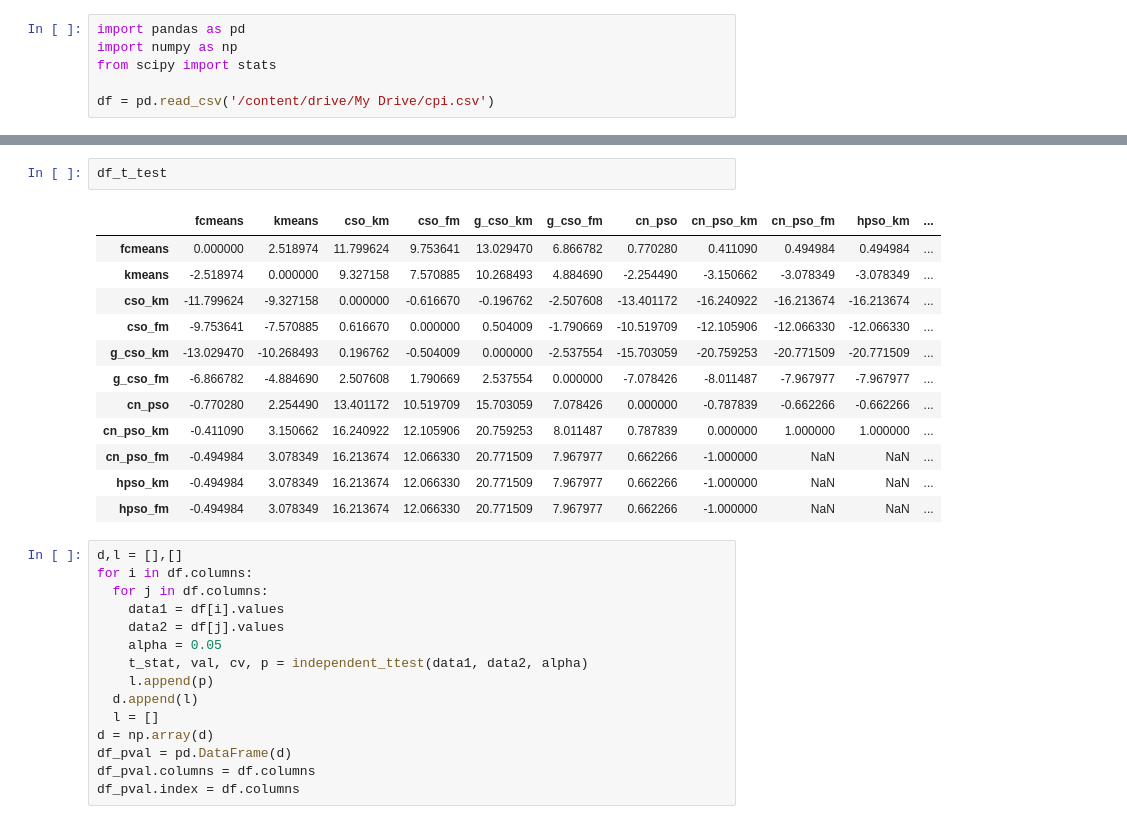
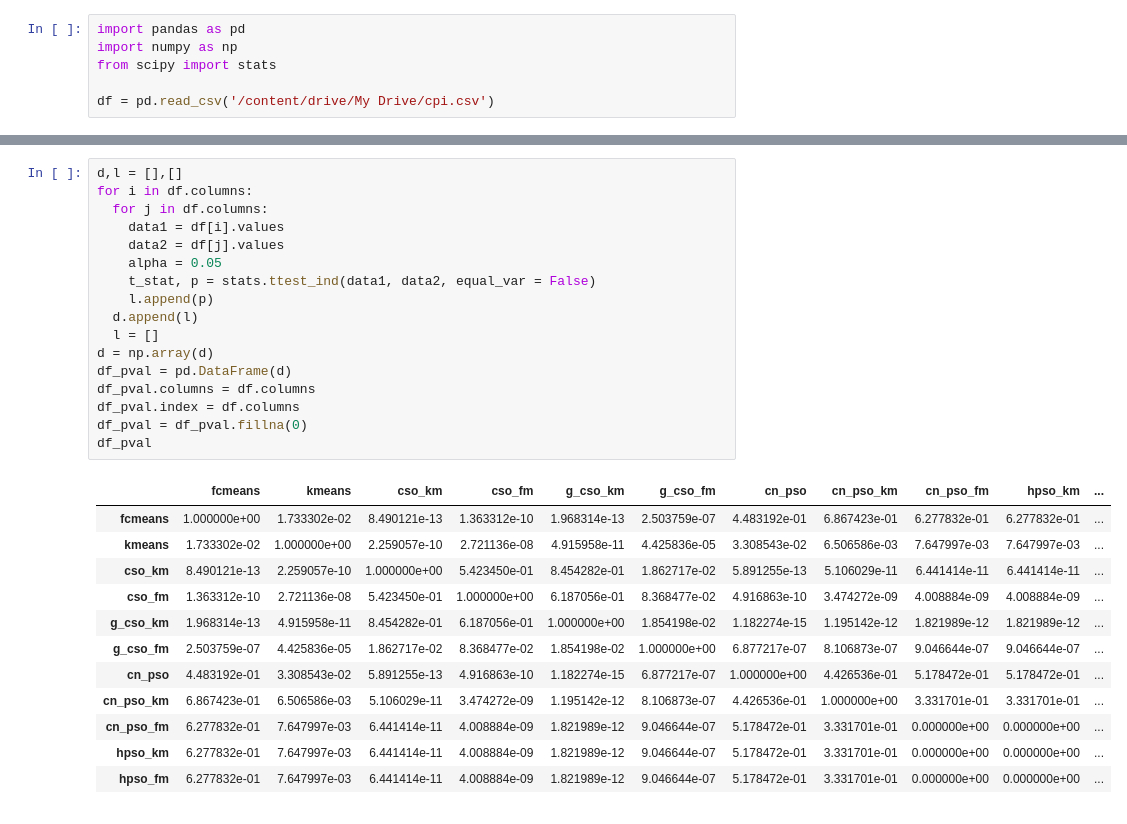
Before and after one commit to pranshurastogi29/clustering-the-palsy, a Jupyter notebook: stat_test.ipynb, the cells around one changed output, grey strips where cells are left out. Saved outputs shown, nothing was run; the diff lists cells and outputs as text.

```diff
--- a/stat_test.ipynb
+++ b/stat_test.ipynb
@@ -85,30 +94,30 @@ df_t_test.index = df.columns
-# %%
-df_t_test
-# %% [output]
-|  | fcmeans | kmeans | cso_km | cso_fm | g_cso_km | g_cso_fm | cn_pso | cn_pso_km | cn_pso_fm | hpso_km | ... |
-| fcmeans | 0.000000 | 2.518974 | 11.799624 | 9.753641 | 13.029470 | 6.866782 | 0.770280 | 0.411090 | 0.494984 | 0.494984 | ... |
-| kmeans | -2.518974 | 0.000000 | 9.327158 | 7.570885 | 10.268493 | 4.884690 | -2.254490 | -3.150662 | -3.078349 | -3.078349 | ... |
-| cso_km | -11.799624 | -9.327158 | 0.000000 | -0.616670 | -0.196762 | -2.507608 | -13.401172 | -16.240922 | -16.213674 | -16.213674 | ... |
-| cso_fm | -9.753641 | -7.570885 | 0.616670 | 0.000000 | 0.504009 | -1.790669 | -10.519709 | -12.105906 | -12.066330 | -12.066330 | ... |
-| g_cso_km | -13.029470 | -10.268493 | 0.196762 | -0.504009 | 0.000000 | -2.537554 | -15.703059 | -20.759253 | -20.771509 | -20.771509 | ... |
-| g_cso_fm | -6.866782 | -4.884690 | 2.507608 | 1.790669 | 2.537554 | 0.000000 | -7.078426 | -8.011487 | -7.967977 | -7.967977 | ... |
-| cn_pso | -0.770280 | 2.254490 | 13.401172 | 10.519709 | 15.703059 | 7.078426 | 0.000000 | -0.787839 | -0.662266 | -0.662266 | ... |
-| cn_pso_km | -0.411090 | 3.150662 | 16.240922 | 12.105906 | 20.759253 | 8.011487 | 0.787839 | 0.000000 | 1.000000 | 1.000000 | ... |
-| cn_pso_fm | -0.494984 | 3.078349 | 16.213674 | 12.066330 | 20.771509 | 7.967977 | 0.662266 | -1.000000 | NaN | NaN | ... |
-| hpso_km | -0.494984 | 3.078349 | 16.213674 | 12.066330 | 20.771509 | 7.967977 | 0.662266 | -1.000000 | NaN | NaN | ... |
-| hpso_fm | -0.494984 | 3.078349 | 16.213674 | 12.066330 | 20.771509 | 7.967977 | 0.662266 | -1.000000 | NaN | NaN | ... |
 # %%
 d,l = [],[]
 for i in df.columns:
   for j in df.columns:
     data1 = df[i].values
     data2 = df[j].values
     alpha = 0.05
-    t_stat, val, cv, p = independent_ttest(data1, data2, alpha)
+    t_stat, p = stats.ttest_ind(data1, data2, equal_var = False)
     l.append(p)
   d.append(l)
   l = []
 d = np.array(d)
 df_pval = pd.DataFrame(d)
 df_pval.columns = df.columns
 df_pval.index = df.columns
+df_pval = df_pval.fillna(0)
+df_pval
+# %% [output]
+|  | fcmeans | kmeans | cso_km | cso_fm | g_cso_km | g_cso_fm | cn_pso | cn_pso_km | cn_pso_fm | hpso_km | ... |
+| fcmeans | 1.000000e+00 | 1.733302e-02 | 8.490121e-13 | 1.363312e-10 | 1.968314e-13 | 2.503759e-07 | 4.483192e-01 | 6.867423e-01 | 6.277832e-01 | 6.277832e-01 | ... |
+| kmeans | 1.733302e-02 | 1.000000e+00 | 2.259057e-10 | 2.721136e-08 | 4.915958e-11 | 4.425836e-05 | 3.308543e-02 | 6.506586e-03 | 7.647997e-03 | 7.647997e-03 | ... |
+| cso_km | 8.490121e-13 | 2.259057e-10 | 1.000000e+00 | 5.423450e-01 | 8.454282e-01 | 1.862717e-02 | 5.891255e-13 | 5.106029e-11 | 6.441414e-11 | 6.441414e-11 | ... |
+| cso_fm | 1.363312e-10 | 2.721136e-08 | 5.423450e-01 | 1.000000e+00 | 6.187056e-01 | 8.368477e-02 | 4.916863e-10 | 3.474272e-09 | 4.008884e-09 | 4.008884e-09 | ... |
+| g_cso_km | 1.968314e-13 | 4.915958e-11 | 8.454282e-01 | 6.187056e-01 | 1.000000e+00 | 1.854198e-02 | 1.182274e-15 | 1.195142e-12 | 1.821989e-12 | 1.821989e-12 | ... |
+| g_cso_fm | 2.503759e-07 | 4.425836e-05 | 1.862717e-02 | 8.368477e-02 | 1.854198e-02 | 1.000000e+00 | 6.877217e-07 | 8.106873e-07 | 9.046644e-07 | 9.046644e-07 | ... |
+| cn_pso | 4.483192e-01 | 3.308543e-02 | 5.891255e-13 | 4.916863e-10 | 1.182274e-15 | 6.877217e-07 | 1.000000e+00 | 4.426536e-01 | 5.178472e-01 | 5.178472e-01 | ... |
+| cn_pso_km | 6.867423e-01 | 6.506586e-03 | 5.106029e-11 | 3.474272e-09 | 1.195142e-12 | 8.106873e-07 | 4.426536e-01 | 1.000000e+00 | 3.331701e-01 | 3.331701e-01 | ... |
+| cn_pso_fm | 6.277832e-01 | 7.647997e-03 | 6.441414e-11 | 4.008884e-09 | 1.821989e-12 | 9.046644e-07 | 5.178472e-01 | 3.331701e-01 | 0.000000e+00 | 0.000000e+00 | ... |
+| hpso_km | 6.277832e-01 | 7.647997e-03 | 6.441414e-11 | 4.008884e-09 | 1.821989e-12 | 9.046644e-07 | 5.178472e-01 | 3.331701e-01 | 0.000000e+00 | 0.000000e+00 | ... |
+| hpso_fm | 6.277832e-01 | 7.647997e-03 | 6.441414e-11 | 4.008884e-09 | 1.821989e-12 | 9.046644e-07 | 5.178472e-01 | 3.331701e-01 | 0.000000e+00 | 0.000000e+00 | ... |
```
Also changed, not shown: parts of 3 cells of this notebook.
